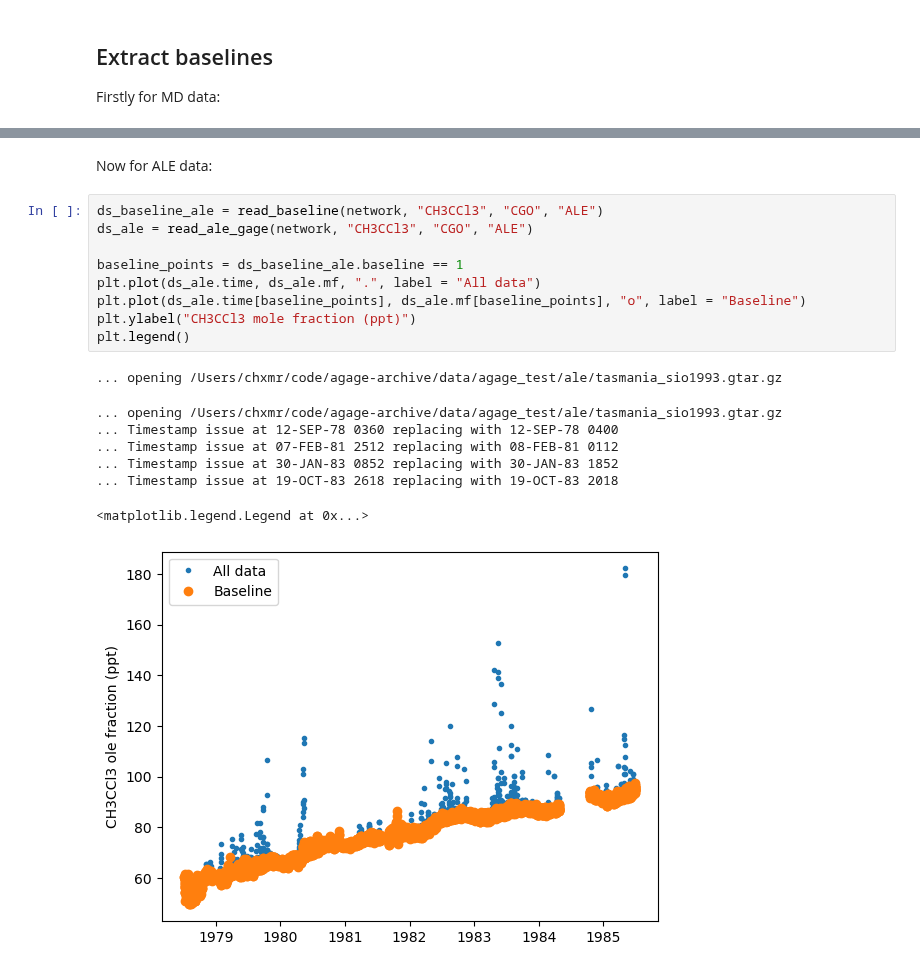
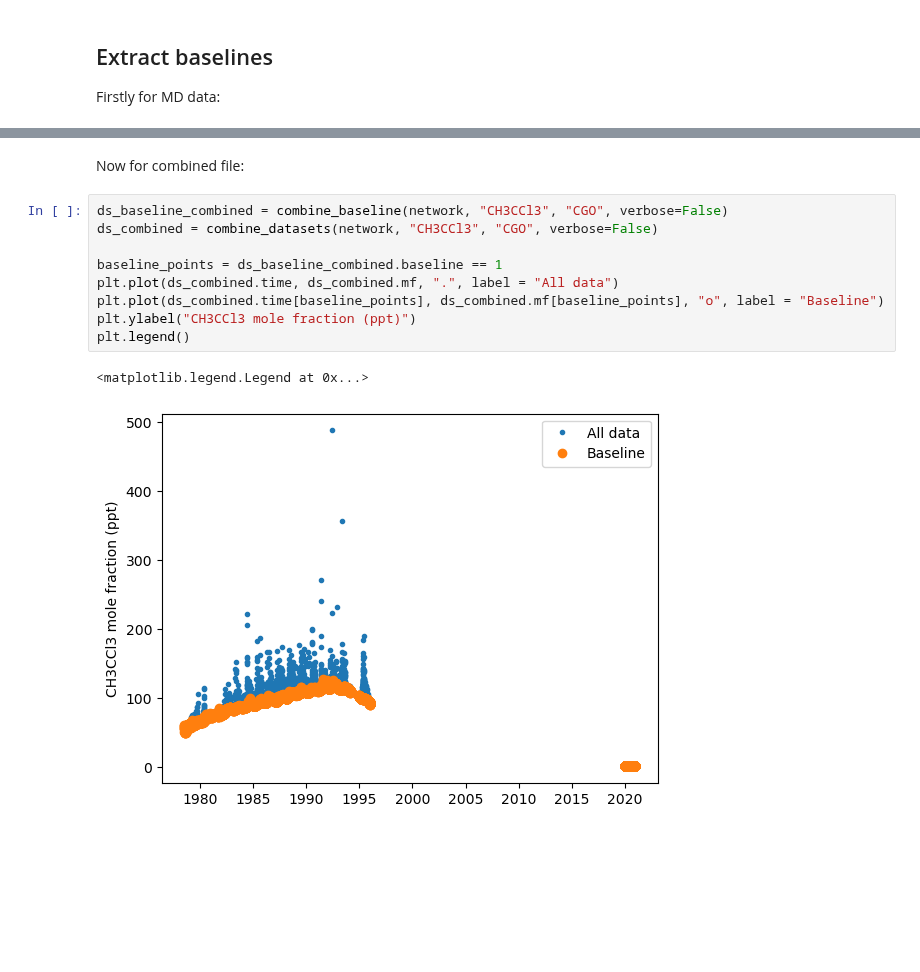
Before and after one commit to mrghg/agage-archive, a Jupyter notebook: notebooks/tutorial.ipynb, the cells around one changed output, grey strips where cells are left out. Saved outputs shown, nothing was run; the diff lists cells and outputs as text; blank space fills up the shorter version.

Commit message:
Combined data file baseline now complete, and test written

```diff
--- a/notebooks/tutorial.ipynb
+++ b/notebooks/tutorial.ipynb
@@ -167,20 +156,14 @@ plt.legend()
 # %% [markdown]
-Now for ALE data:
+Now for combined file:
 # %%
-ds_baseline_ale = read_baseline(network, "CH3CCl3", "CGO", "ALE")
-ds_ale = read_ale_gage(network, "CH3CCl3", "CGO", "ALE")
+ds_baseline_combined = combine_baseline(network, "CH3CCl3", "CGO", verbose=False)
+ds_combined = combine_datasets(network, "CH3CCl3", "CGO", verbose=False)
 
-baseline_points = ds_baseline_ale.baseline == 1
-plt.plot(ds_ale.time, ds_ale.mf, ".", label = "All data")
-plt.plot(ds_ale.time[baseline_points], ds_ale.mf[baseline_points], "o", label = "Baseline")
+baseline_points = ds_baseline_combined.baseline == 1
+plt.plot(ds_combined.time, ds_combined.mf, ".", label = "All data")
+plt.plot(ds_combined.time[baseline_points], ds_combined.mf[baseline_points], "o", label = "Baseline")
 plt.ylabel("CH3CCl3 mole fraction (ppt)")
 plt.legend()
 # %% [output]
-... opening /Users/chxmr/code/agage-archive/data/agage_test/ale/tasmania_sio1993.gtar.gz
+<matplotlib.legend.Legend at 0x...>
-... opening /Users/chxmr/code/agage-archive/data/agage_test/ale/tasmania_sio1993.gtar.gz
-... Timestamp issue at 12-SEP-78 0360 replacing with 12-SEP-78 0400
-... Timestamp issue at 07-FEB-81 2512 replacing with 08-FEB-81 0112
-... Timestamp issue at 30-JAN-83 0852 replacing with 30-JAN-83 1852
-... Timestamp issue at 19-OCT-83 2618 replacing with 19-OCT-83 2018
-<matplotlib.legend.Legend at 0x...>
-[figure, old version]
+[figure, new version]
```
Also changed, not shown: parts of 5 cells of this notebook, 2 other files.
